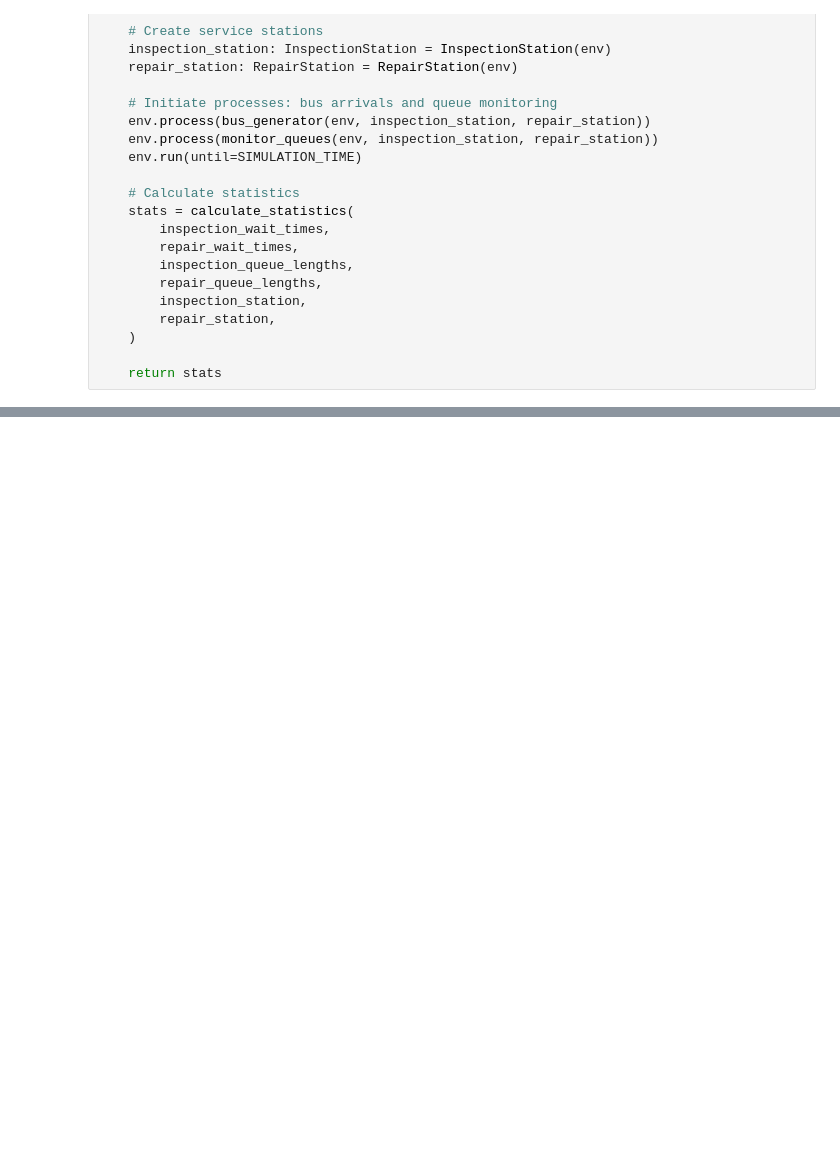
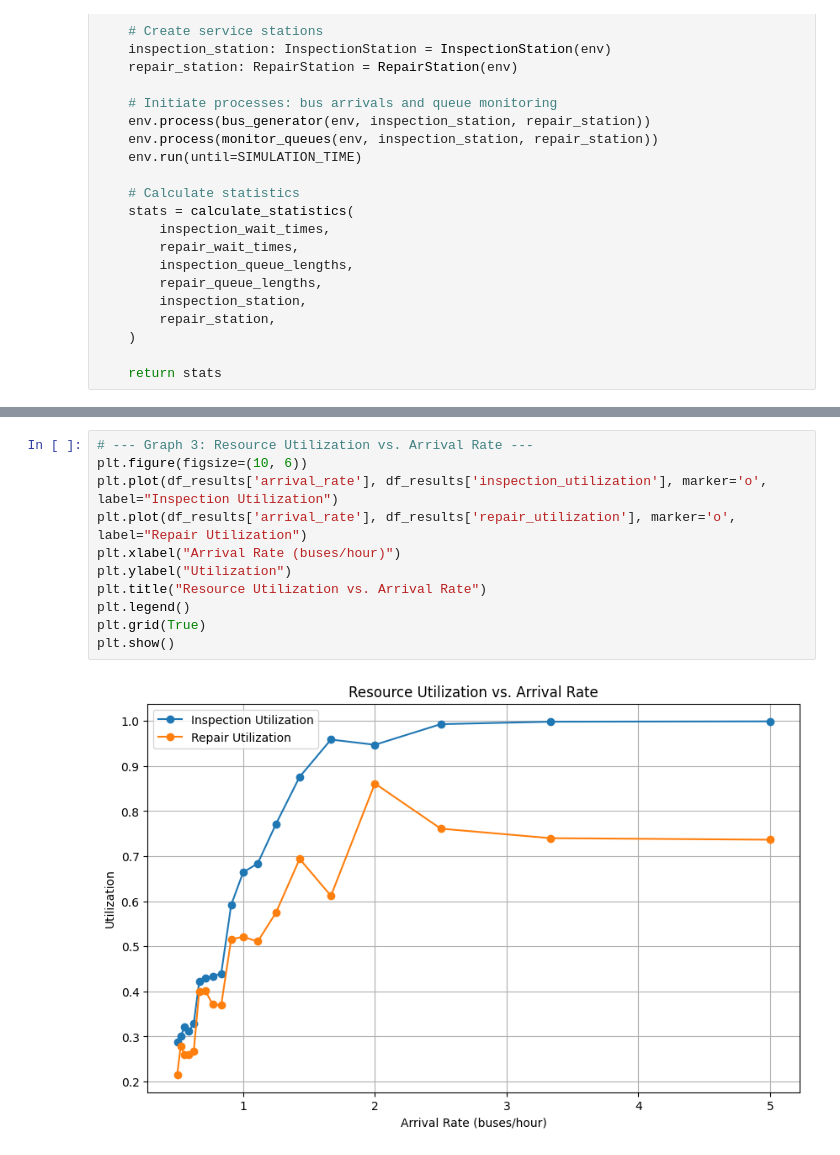
Before and after one commit to andreaoliveira9/Projeto-SO-1-Sim, a Jupyter notebook: src/exercise1_analysis.ipynb, the cells around one changed output, grey strips where cells are left out. Cells and saved outputs as stored; diff of their text form; blank space fills up the shorter version.

```diff
--- a/src/exercise1_analysis.ipynb
+++ b/src/exercise1_analysis.ipynb
@@ -289,0 +296,13 @@ print(df_results)
+# %%
+# --- Graph 3: Resource Utilization vs. Arrival Rate ---
+plt.figure(figsize=(10, 6))
+plt.plot(df_results['arrival_rate'], df_results['inspection_utilization'], marker='o', label="Inspection Utilization")
+plt.plot(df_results['arrival_rate'], df_results['repair_utilization'], marker='o', label="Repair Utilization")
+plt.xlabel("Arrival Rate (buses/hour)")
+plt.ylabel("Utilization")
+plt.title("Resource Utilization vs. Arrival Rate")
+plt.legend()
+plt.grid(True)
+plt.show()
+# %% [output]
+[figure, added]
```
Also changed, not shown: parts of 4 cells of this notebook.
